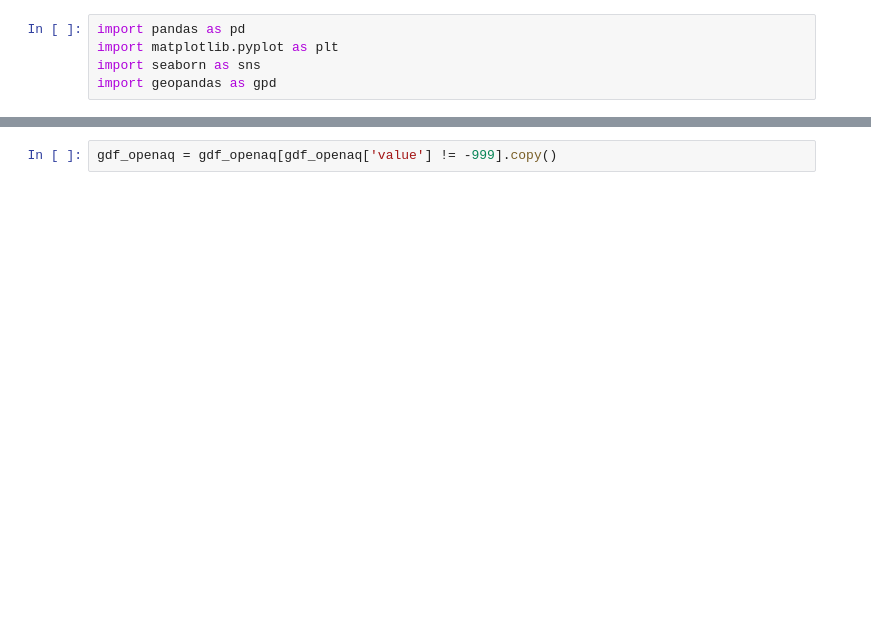
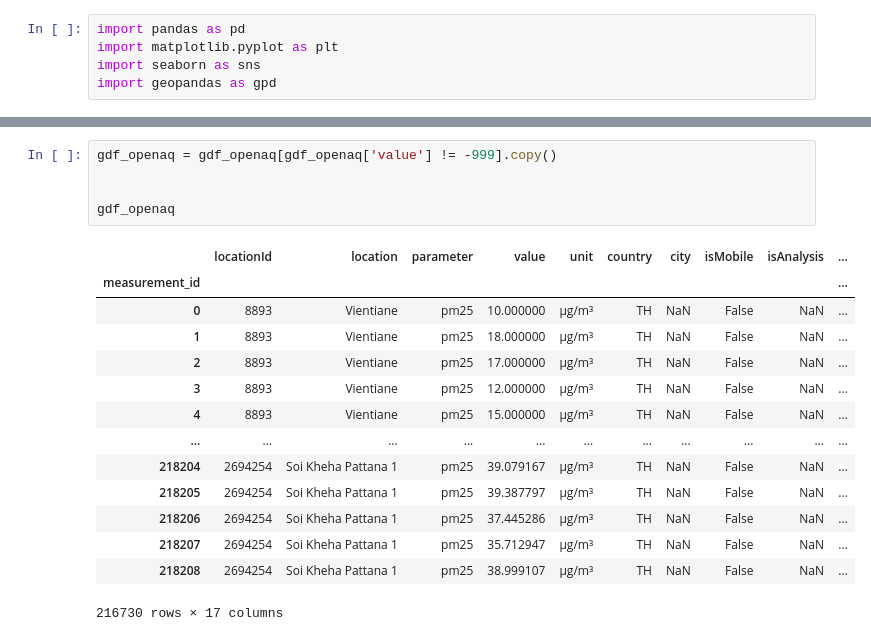
Before and after one commit to surasakcho/pier-blog, a Jupyter notebook: 2024-04-10 Thailand PM25 - Satellite data/integrate/adhoc-explore_aod_vs_pm25.ipynb, the cells around one changed output, grey strips where cells are left out. Drawn from its saved outputs; the diff is of its cells as text; blank space fills up the shorter version.

```diff
--- a/2024-04-10 Thailand PM25 - Satellite data/integrate/adhoc-explore_aod_vs_pm25.ipynb
+++ b/2024-04-10 Thailand PM25 - Satellite data/integrate/adhoc-explore_aod_vs_pm25.ipynb
@@ -17,5 +22,23 @@ if gdf_openaq.index.name is None:
 gdf_openaq has been loaded.
 # %%
 gdf_openaq = gdf_openaq[gdf_openaq['value'] != -999].copy()
+
+
+gdf_openaq
+# %% [output]
+|  | locationId | location | parameter | value | unit | country | city | isMobile | isAnalysis | ... |
+| measurement_id |  |  |  |  |  |  |  |  |  | ... |
+| 0 | 8893 | Vientiane | pm25 | 10.000000 | µg/m³ | TH | NaN | False | NaN | ... |
+| 1 | 8893 | Vientiane | pm25 | 18.000000 | µg/m³ | TH | NaN | False | NaN | ... |
+| 2 | 8893 | Vientiane | pm25 | 17.000000 | µg/m³ | TH | NaN | False | NaN | ... |
+| 3 | 8893 | Vientiane | pm25 | 12.000000 | µg/m³ | TH | NaN | False | NaN | ... |
+| 4 | 8893 | Vientiane | pm25 | 15.000000 | µg/m³ | TH | NaN | False | NaN | ... |
+| ... | ... | ... | ... | ... | ... | ... | ... | ... | ... | ... |
+| 218204 | 2694254 | Soi Kheha Pattana 1 | pm25 | 39.079167 | µg/m³ | TH | NaN | False | NaN | ... |
+| 218205 | 2694254 | Soi Kheha Pattana 1 | pm25 | 39.387797 | µg/m³ | TH | NaN | False | NaN | ... |
+| 218206 | 2694254 | Soi Kheha Pattana 1 | pm25 | 37.445286 | µg/m³ | TH | NaN | False | NaN | ... |
+| 218207 | 2694254 | Soi Kheha Pattana 1 | pm25 | 35.712947 | µg/m³ | TH | NaN | False | NaN | ... |
+| 218208 | 2694254 | Soi Kheha Pattana 1 | pm25 | 38.999107 | µg/m³ | TH | NaN | False | NaN | ... |
+216730 rows × 17 columns
 # %%
 df_extracted_aod055 = df_extracted_aod055[df_extracted_aod055['aod_055'] >= 0].copy()
```
Also changed, not shown: parts of 9 cells of this notebook.
